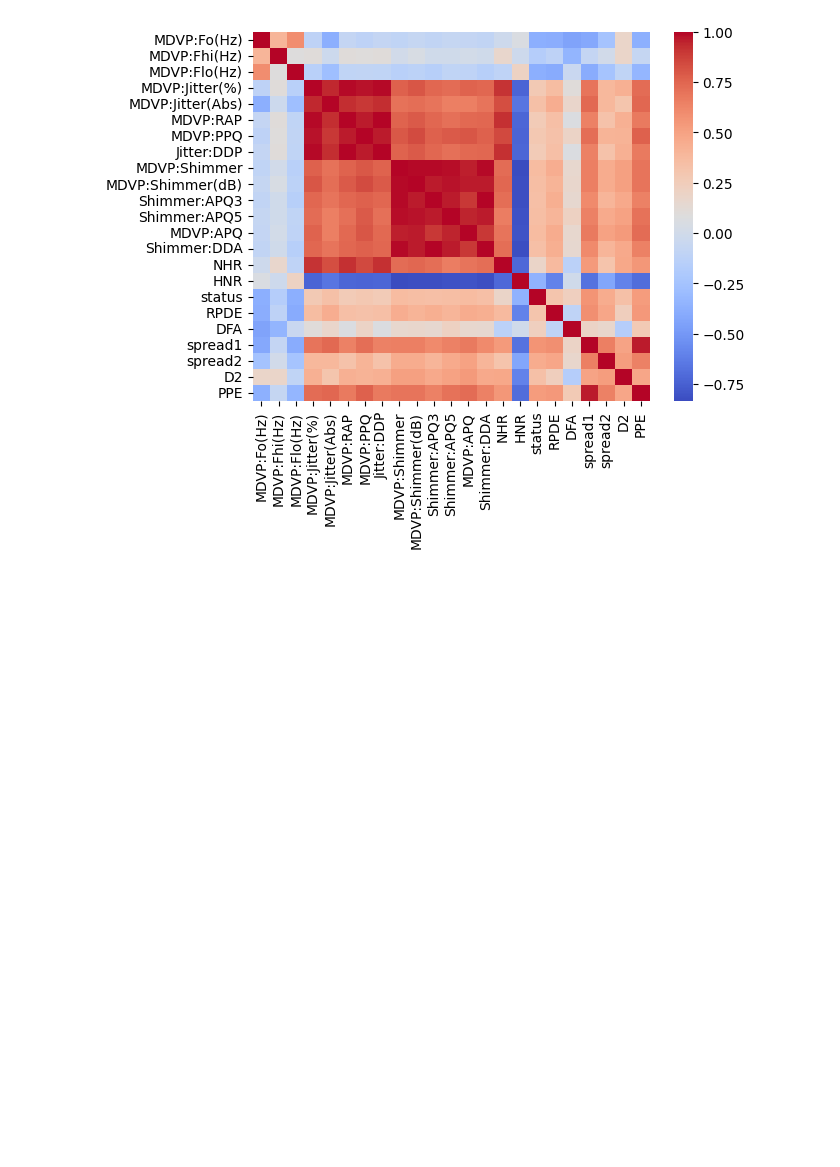
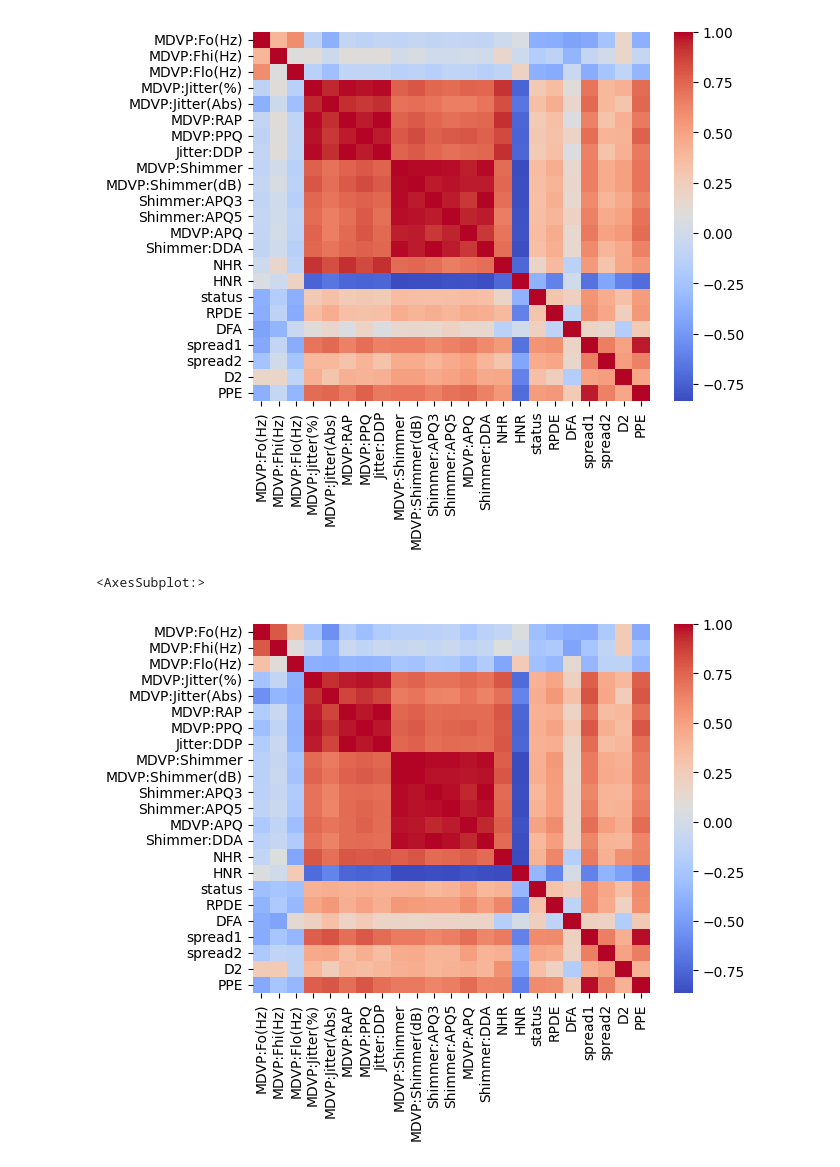
Before and after one commit to ishreya09/Parkinson-Prediction-Model, a Jupyter notebook: Data analysis.ipynb, the cells around one changed output. Cells and saved outputs as stored; diff of their text form; code cells hidden in the pictures; blank space fills up the shorter version.

```diff
--- a/Data analysis.ipynb
+++ b/Data analysis.ipynb
@@ -300,3 +300,10 @@ sns.heatmap(df.corr(),cmap="coolwarm")
 # %% [output]
 <AxesSubplot:>
 [figure]
+# %%
+correlation_matrix_spearman = df.corr(method='spearman')
+# %%
+sns.heatmap(correlation_matrix_spearman,cmap="coolwarm")
+# %% [output]
+<AxesSubplot:>
+[figure, added]
```
Also changed, not shown: parts of 11 cells of this notebook.
